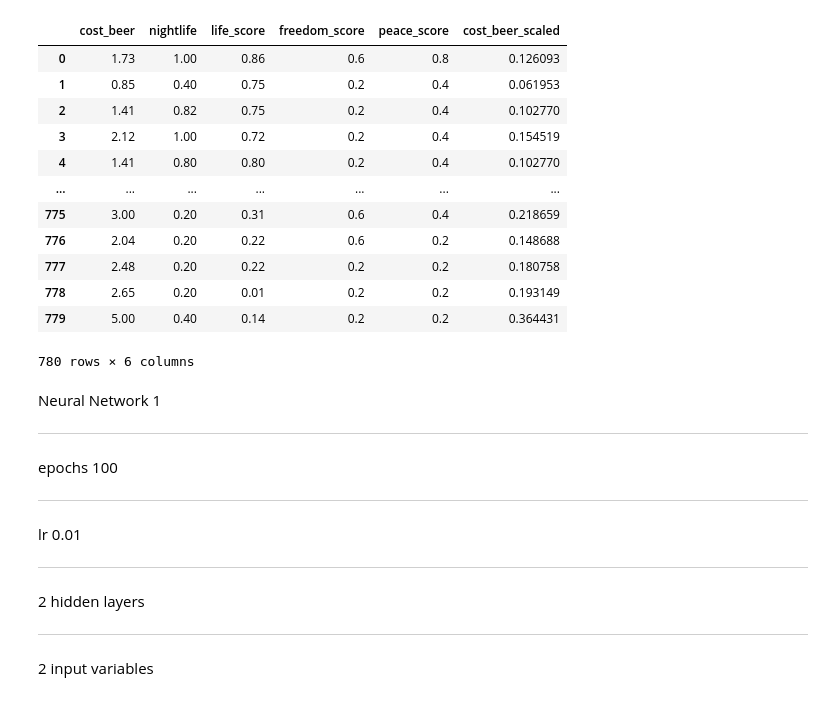
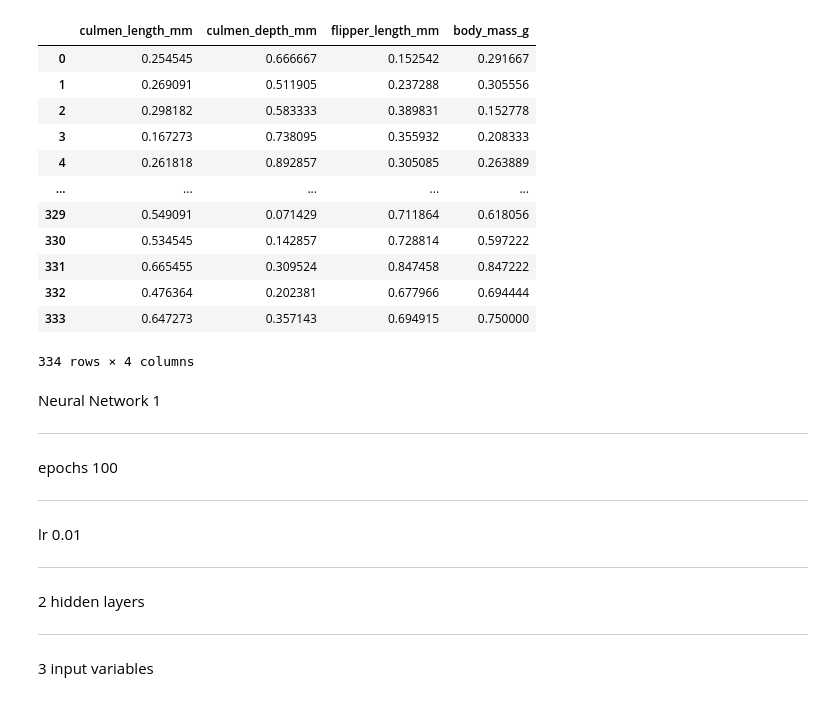
Before and after one commit to Only-Mike/DeepLearning-and-AI, a Jupyter notebook: GroupAssignment1.ipynb, the cells around one changed output. Drawn from its saved outputs; the diff is of its cells as text; code cells hidden in the pictures.

```diff
--- a/GroupAssignment1.ipynb
+++ b/GroupAssignment1.ipynb
@@ -55,16 +52,0 @@ See the caveats in the documentation: https://pandas.pydata.org/pandas-docs/stab
-# %%
-data_nn
-# %% [output]
-|  | cost_beer | nightlife | life_score | freedom_score | peace_score | cost_beer_scaled |
-| 0 | 1.73 | 1.00 | 0.86 | 0.6 | 0.8 | 0.126093 |
-| 1 | 0.85 | 0.40 | 0.75 | 0.2 | 0.4 | 0.061953 |
-| 2 | 1.41 | 0.82 | 0.75 | 0.2 | 0.4 | 0.102770 |
-| 3 | 2.12 | 1.00 | 0.72 | 0.2 | 0.4 | 0.154519 |
-| 4 | 1.41 | 0.80 | 0.80 | 0.2 | 0.4 | 0.102770 |
-| ... | ... | ... | ... | ... | ... | ... |
-| 775 | 3.00 | 0.20 | 0.31 | 0.6 | 0.4 | 0.218659 |
-| 776 | 2.04 | 0.20 | 0.22 | 0.6 | 0.2 | 0.148688 |
-| 777 | 2.48 | 0.20 | 0.22 | 0.2 | 0.2 | 0.180758 |
-| 778 | 2.65 | 0.20 | 0.01 | 0.2 | 0.2 | 0.193149 |
-| 779 | 5.00 | 0.40 | 0.14 | 0.2 | 0.2 | 0.364431 |
-780 rows × 6 columns
@@ -73,0 +53,16 @@ y_tensor = torch.tensor(data_nn[['life_score']].values.astype(np.float32))
+# %%
+data_s
+# %% [output]
+|  | culmen_length_mm | culmen_depth_mm | flipper_length_mm | body_mass_g |
+| 0 | 0.254545 | 0.666667 | 0.152542 | 0.291667 |
+| 1 | 0.269091 | 0.511905 | 0.237288 | 0.305556 |
+| 2 | 0.298182 | 0.583333 | 0.389831 | 0.152778 |
+| 3 | 0.167273 | 0.738095 | 0.355932 | 0.208333 |
+| 4 | 0.261818 | 0.892857 | 0.305085 | 0.263889 |
+| ... | ... | ... | ... | ... |
+| 329 | 0.549091 | 0.071429 | 0.711864 | 0.618056 |
+| 330 | 0.534545 | 0.142857 | 0.728814 | 0.597222 |
+| 331 | 0.665455 | 0.309524 | 0.847458 | 0.847222 |
+| 332 | 0.476364 | 0.202381 | 0.677966 | 0.694444 |
+| 333 | 0.647273 | 0.357143 | 0.694915 | 0.750000 |
+334 rows × 4 columns
@@ -96,7 +96,7 @@ lr 0.01
 ---
 
 
-2 input variables
+3 input variables
 # %%
 # Initializing Hyperparameters
 epochs = 100
```
Also changed, not shown: parts of 31 cells of this notebook.
